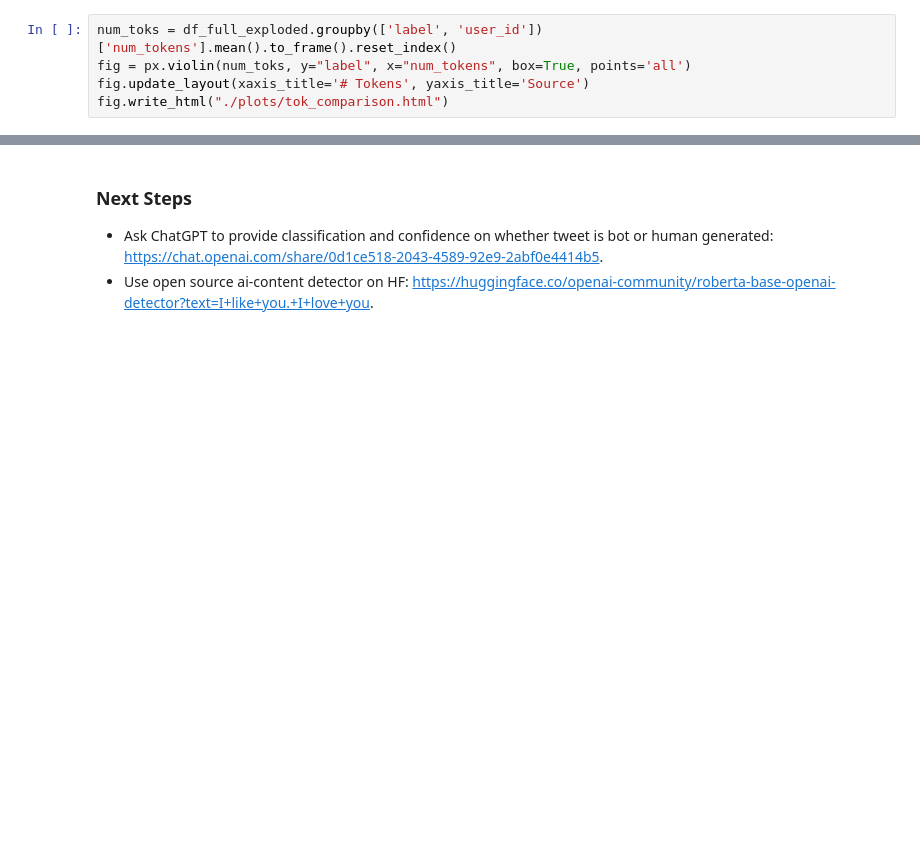
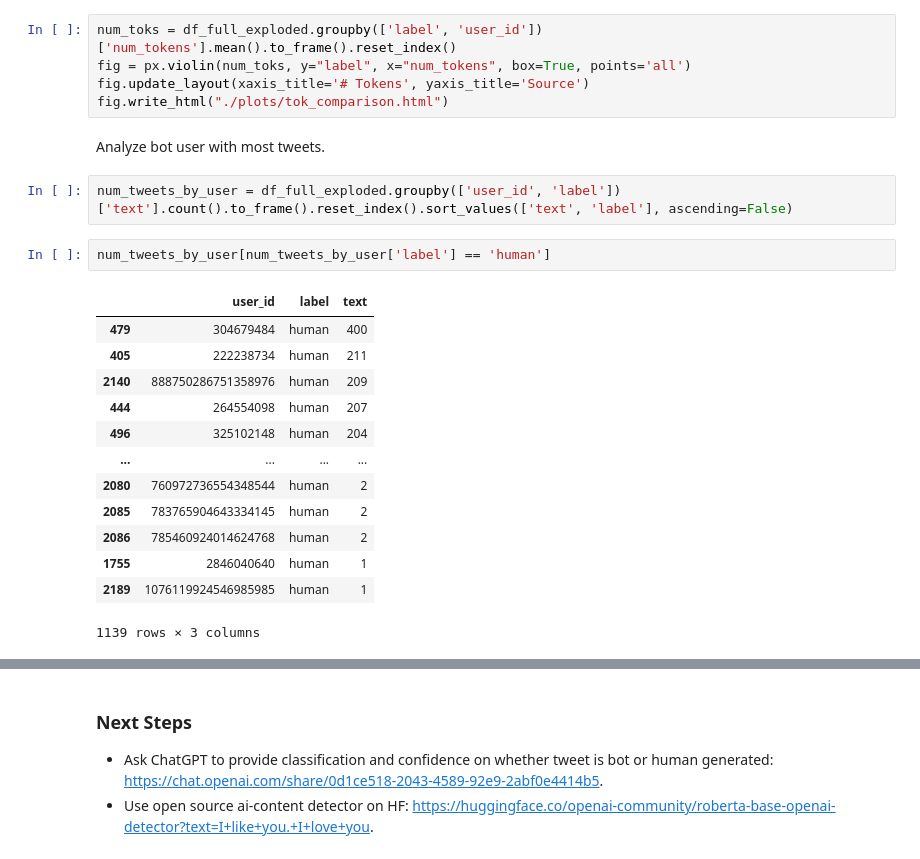
Before and after one commit to amanichopra/ai-powered-bots-on-social-media, a Jupyter notebook: eda.ipynb, the cells around one changed output, grey strips where cells are left out. Drawn from its saved outputs; the diff is of its cells as text; blank space fills up the shorter version.

```diff
--- a/eda.ipynb
+++ b/eda.ipynb
@@ -182,3 +192,23 @@ num_toks = df_full_exploded.groupby(['label', 'user_id'])['num_tokens'].mean().t
 fig = px.violin(num_toks, y="label", x="num_tokens", box=True, points='all')
 fig.update_layout(xaxis_title='# Tokens', yaxis_title='Source')
 fig.write_html("./plots/tok_comparison.html")
+# %% [markdown]
+Analyze bot user with most tweets.
+# %%
+num_tweets_by_user = df_full_exploded.groupby(['user_id', 'label'])['text'].count().to_frame().reset_index().sort_values(['text', 'label'], ascending=False)
+# %%
+num_tweets_by_user[num_tweets_by_user['label'] == 'human']
+# %% [output]
+|  | user_id | label | text |
+| 479 | 304679484 | human | 400 |
+| 405 | 222238734 | human | 211 |
+| 2140 | 888750286751358976 | human | 209 |
+| 444 | 264554098 | human | 207 |
+| 496 | 325102148 | human | 204 |
+| ... | ... | ... | ... |
+| 2080 | 760972736554348544 | human | 2 |
+| 2085 | 783765904643334145 | human | 2 |
+| 2086 | 785460924014624768 | human | 2 |
+| 1755 | 2846040640 | human | 1 |
+| 2189 | 1076119924546985985 | human | 1 |
+1139 rows × 3 columns
```
Also changed, not shown: parts of 26 cells of this notebook, 2 other files.
